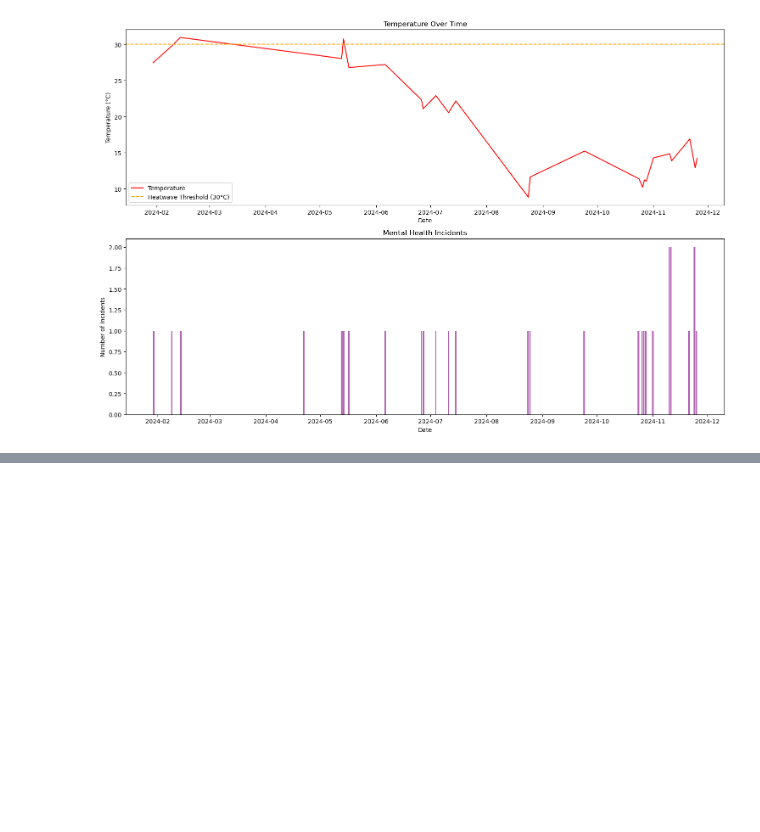
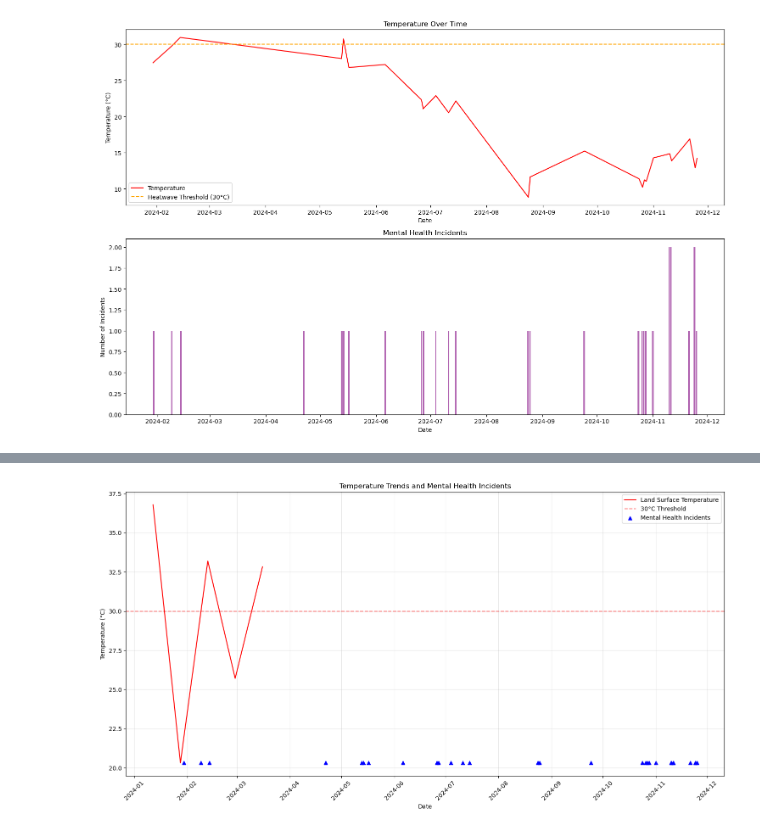
Before and after one commit to Logic06183/Joburg, a Jupyter notebook: Mental_Health.ipynb, the cells around one changed output, grey strips where cells are left out. Saved outputs shown, nothing was run; the diff lists cells and outputs as text; code cells hidden in the pictures; blank space fills up the shorter version.

```diff
--- a/Mental_Health.ipynb
+++ b/Mental_Health.ipynb
@@ -1724,0 +2030,75 @@ Analysis Results:
+# %%
+import pandas as pd
+import matplotlib.pyplot as plt
+import seaborn as sns
+from datetime import datetime
+
+# Function to plot temperature trends with proper datetime handling
+def plot_temperature_trends(temp_df, health_df=None):
+    # Ensure dates are datetime objects
+    temp_df['date'] = pd.to_datetime(temp_df['date'])
+
+    # Create the figure
+    plt.figure(figsize=(15, 8))
+
+    # Plot temperature line
+    plt.plot(temp_df['date'].values, temp_df['lst'].values,
+             'r-', label='Land Surface Temperature')
+
+    # Add threshold line
+    plt.axhline(y=30, color='r', linestyle='--', alpha=0.5,
+                label='30°C Threshold')
+
+    # If health data is provided, add incident markers
+    if health_df is not None:
+        health_df['date'] = pd.to_datetime(health_df['date'])
+        # Get min temperature for marker placement
+        min_temp = temp_df['lst'].min()
+        # Plot incidents as markers
+        plt.scatter(health_df['date'].values,
+                   [min_temp] * len(health_df),
+                   marker='^', color='blue',
+                   label='Mental Health Incidents')
+
+    # Customize the plot
+    plt.title('Temperature Trends and Mental Health Incidents')
+    plt.xlabel('Date')
+    plt.ylabel('Temperature (°C)')
+    plt.xticks(rotation=45)
+    plt.legend()
+    plt.grid(True, alpha=0.3)
+
+    # Adjust layout to prevent label cutoff
+    plt.tight_layout()
+    return plt
+
+if __name__ == "__main__":
+    # Load the LST data with proper datetime conversion
+    temp_data = pd.DataFrame({
+        'date': ['2024-01-12', '2024-01-28', '2024-02-13', '2024-02-29', '2024-03-16'],
+        'lst': [36.790227, 20.320712, 33.198184, 25.712935, 32.835992]
+    })
+    temp_data['date'] = pd.to_datetime(temp_data['date'])
+
+    try:
+        # Load health data
+        health_data = pd.read_excel('10122024 mental health issues in obstetrics final final.xlsx')
+        health_data['date'] = pd.to_datetime(health_data['date'])
+        print("Successfully loaded mental health data")
+
+        # Print basic statistics
+        print("\nMental health incidents by month:")
+        print(health_data.groupby(health_data['date'].dt.strftime('%Y-%m'))['date'].count())
+
+    except Exception as e:
+        print(f"Error loading mental health data: {str(e)}")
+        health_data = None
+
+    # Create and display visualization
+    plt = plot_temperature_trends(temp_data, health_data)
+    plt.show()
+
+    # Print temperature statistics
+    print("\nTemperature Summary Statistics:")
+    print(temp_data.groupby(temp_data['date'].dt.strftime('%Y-%m'))['lst'].agg(['mean', 'min', 'max']))
+# %% [output]
@@ -1724,0 +2120 @@ Analysis Results:
+[figure, added]
```
Also changed, not shown: parts of 10 cells of this notebook.
